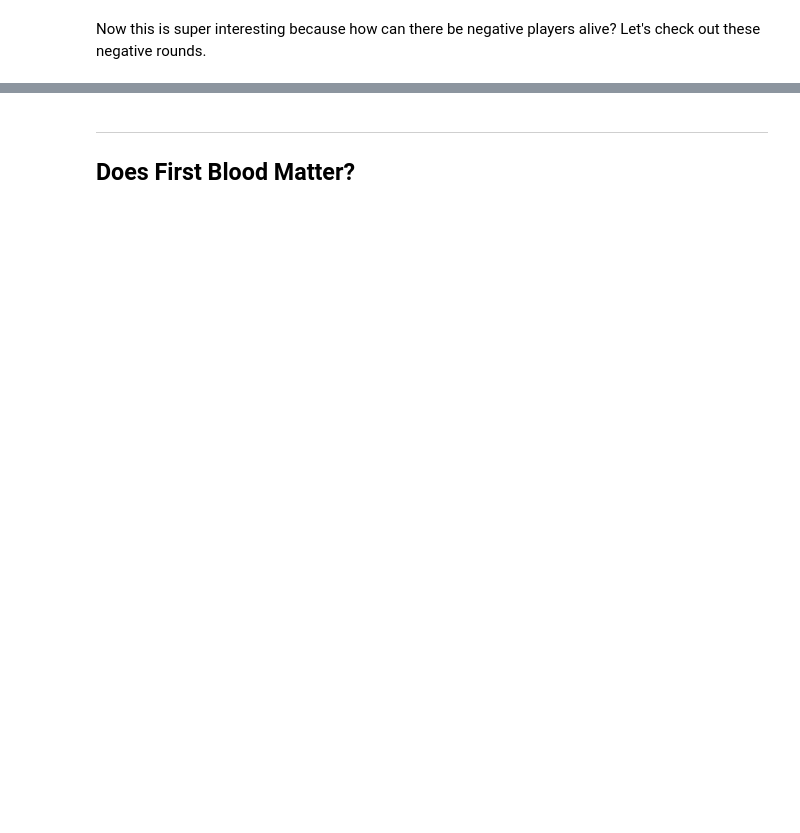
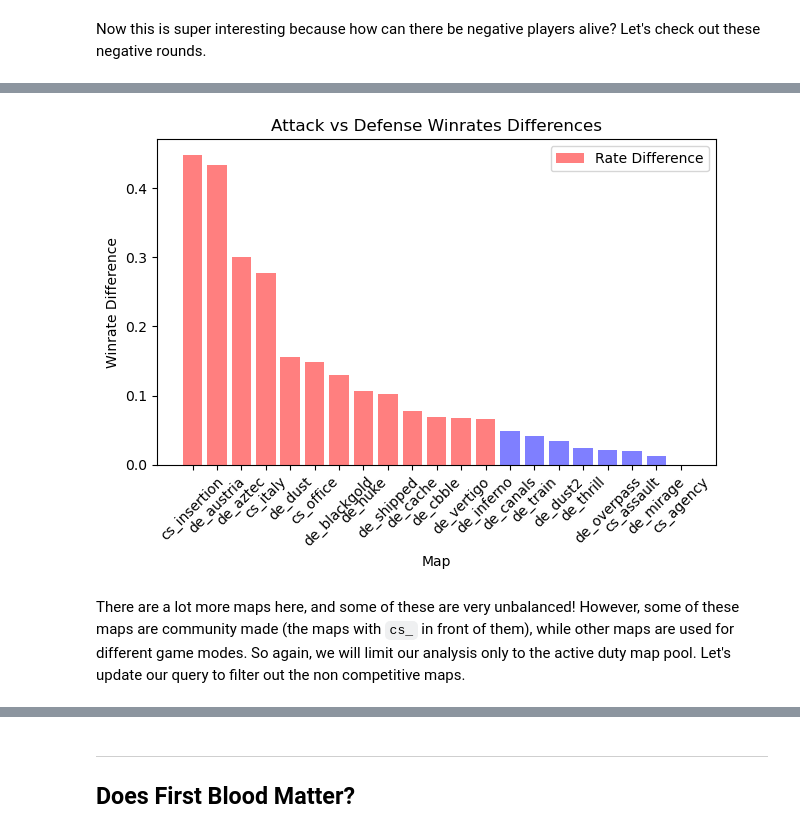
Before and after one commit to ashleyradford/spark-analysis, a Jupyter notebook: csgo_analysis.ipynb, the cells around one changed output, grey strips where cells are left out. Drawn from its saved outputs; the diff is of its cells as text; code cells hidden in the pictures; blank space fills up the shorter version.

```diff
--- a/csgo_analysis.ipynb
+++ b/csgo_analysis.ipynb
@@ -805,0 +960,17 @@ Defense vs Attack Sided Maps
+# %%
+# get the attack and defense sided percentages in ranked play
+mm_map_rates = spark.sql(
+    "SELECT\
+        round_data.map,\
+        ROUND(SUM(IF(round_data.winner_side = 'Terrorist', 1, 0)) / COUNT(round_data.round), 3) AS terrorist_winrate,\
+        ROUND(SUM(IF(round_data.winner_side = 'CounterTerrorist', 1, 0)) / COUNT(round_data.round), 3) AS counter_terrorist_winrate,\
+        ROUND(ABS(SUM(IF(round_data.winner_side = 'Terrorist', 1, 0)) / COUNT(round_data.round) - SUM(IF(round_data.winner_side = 'CounterTerrorist', 1, 0)) / COUNT(round_data.round)), 3) AS rate_diff\
+    FROM\
+        (SELECT file, round, MAX(winner_side) AS winner_side, MAX(map) AS map\
+            FROM mm_table\
+            GROUP BY file, round\
+        ) AS round_data\
+    GROUP BY round_data.map\
+    ORDER BY rate_diff DESC")
+
+mm_map_rates.show(30)
@@ -805,0 +996,20 @@ Defense vs Attack Sided Maps
+# %%
+# plot the data as a bar graph
+mm_map_rates_pd = mm_map_rates.toPandas()
+plt.bar(mm_map_rates_pd['map'], mm_map_rates_pd['rate_diff'], label='Rate Difference',
+        alpha=0.5, color=['blue' if x <= 0.06 else 'red' for x in mm_map_rates_pd['rate_diff']])
+
+# customize the plot
+plt.xlabel('Map')
+plt.ylabel('Winrate Difference')
+plt.title('Attack vs Defense Winrates Differences')
+plt.xticks(rotation=45)
+plt.legend()
+
+# display the plot
+plt.tight_layout()
+plt.show()
+# %% [output]
+[figure, added]
+# %% [markdown]
+There are a lot more maps here, and some of these are very unbalanced! However, some of these maps are community made (the maps with `cs_` in front of them), while other maps are used for different game modes. So again, we will limit our analysis only to the active duty map pool. Let's update our query to filter out the non competitive maps.
```
Also changed, not shown: parts of 61 cells of this notebook.
